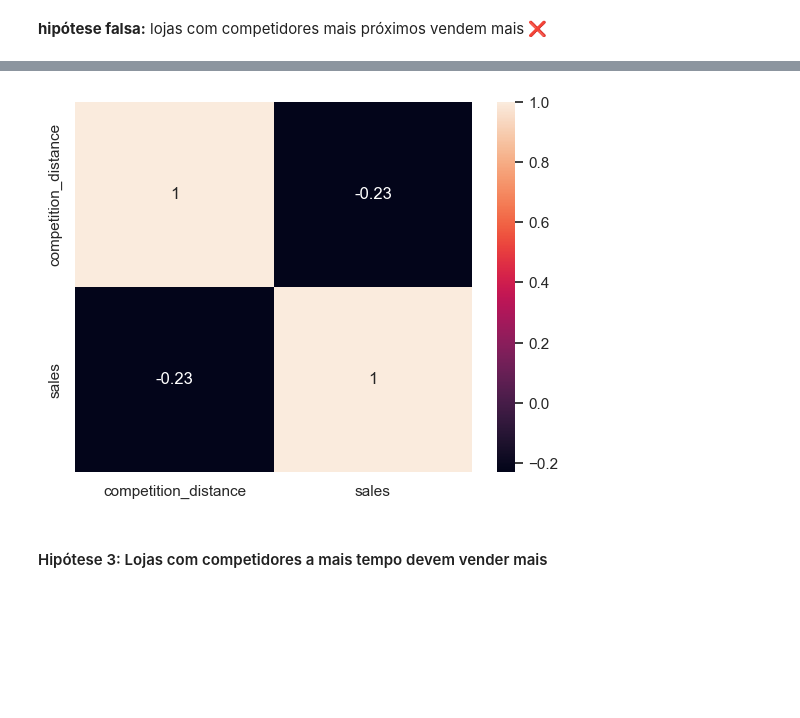
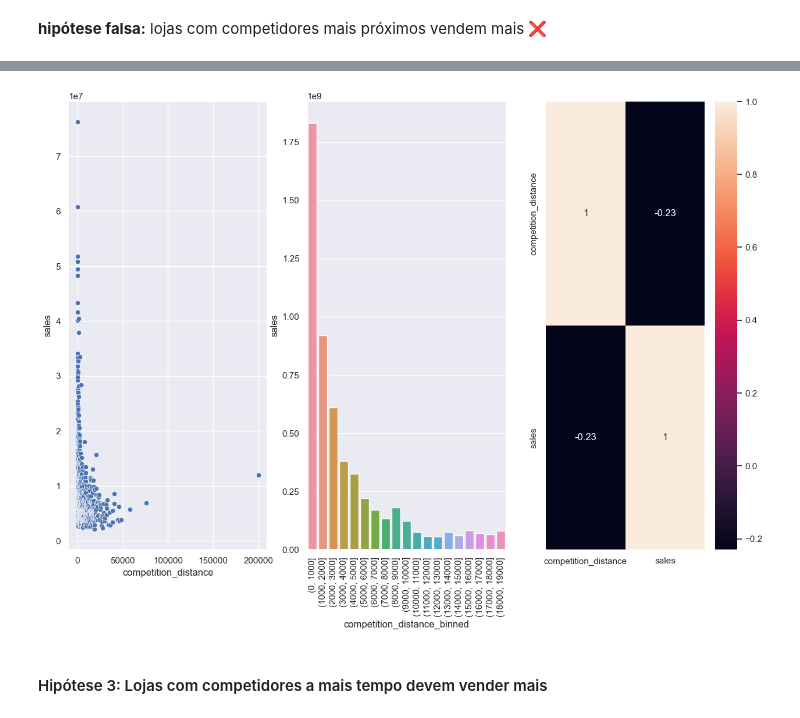
Before and after one commit to deborabmfreitas/projeto-rossmann-regressao, a Jupyter notebook: rossmann_regression.ipynb, the cells around one changed output, grey strips where cells are left out. Drawn from its saved outputs; the diff is of its cells as text; code cells hidden in the pictures; blank space fills up the shorter version.

```diff
--- a/rossmann_regression.ipynb
+++ b/rossmann_regression.ipynb
@@ -813,9 +789,31 @@ plt.xticks(rotation=90);
-# %%
-# correlação entre o valor de vendas, distância entre a loja e o competidor mais próximos
-
-sns.heatmap(aux1.corr(method='pearson'), annot=True);
-# %% [output]
-[figure, removed]
+# %%
+plt.figure(figsize=(15, 10))
+
+# 1. verificar a distribuição das vendas em relação a distancia do competidor
+
+aux1 = df4[['competition_distance', 'sales']].groupby(
+    'competition_distance').sum().reset_index()
+
+plt.subplot(1, 3, 1)
+sns.scatterplot(x='competition_distance', y='sales', data=aux1)
+
+# 2. compararando o somatório de vendas por conjunto de competidores
+
+plt.subplot(1, 3, 2)
+bins = list(np.arange(0, 20000, 1000))
+aux1['competition_distance_binned'] = pd.cut(
+    aux1['competition_distance'], bins=bins)
+aux2 = aux1[['competition_distance_binned', 'sales']].groupby(
+    'competition_distance_binned').sum().reset_index()
+sns.barplot(x='competition_distance_binned', y='sales', data=aux2)
+plt.xticks(rotation=90)
+
+# 3. correlação entre o valor de vendas, distância entre a loja e o competidor mais próximos
+
+plt.subplot(1, 3, 3)
+x = sns.heatmap(aux1.corr(method='pearson'), annot=True)
+# %% [output]
+[figure, added]
 # %% [markdown]
 #### Hipótese 3: Lojas com competidores a mais tempo devem vender mais
 # %% [markdown]
```
Also changed, not shown: parts of 24 cells of this notebook.
